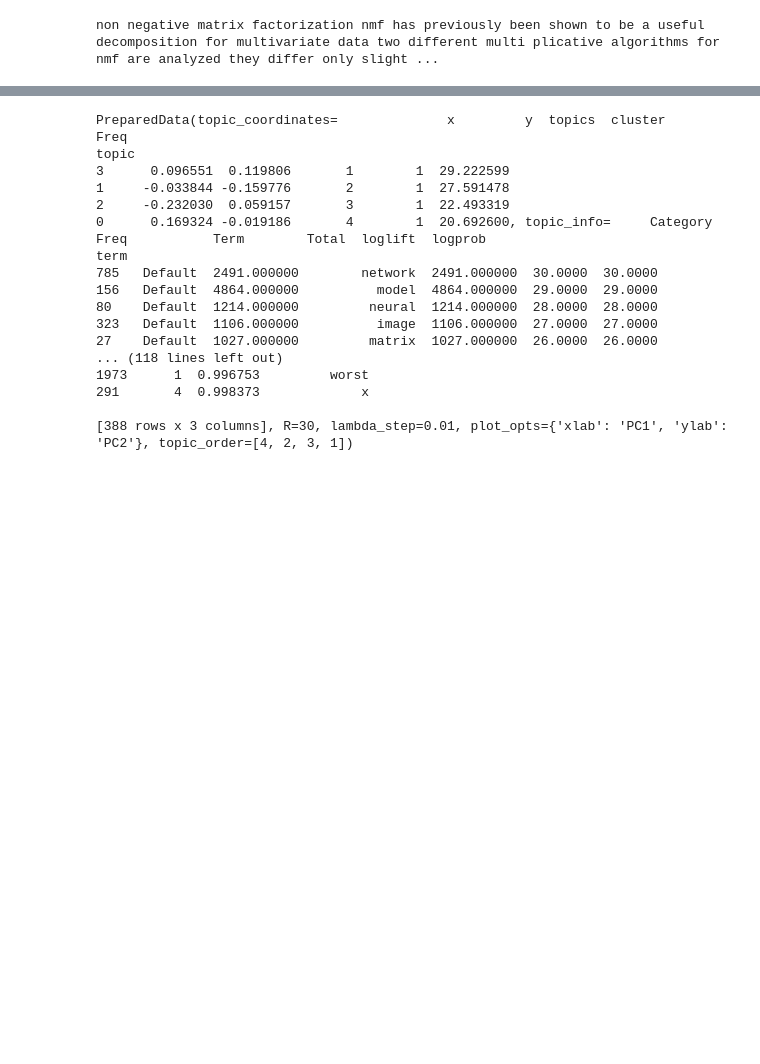
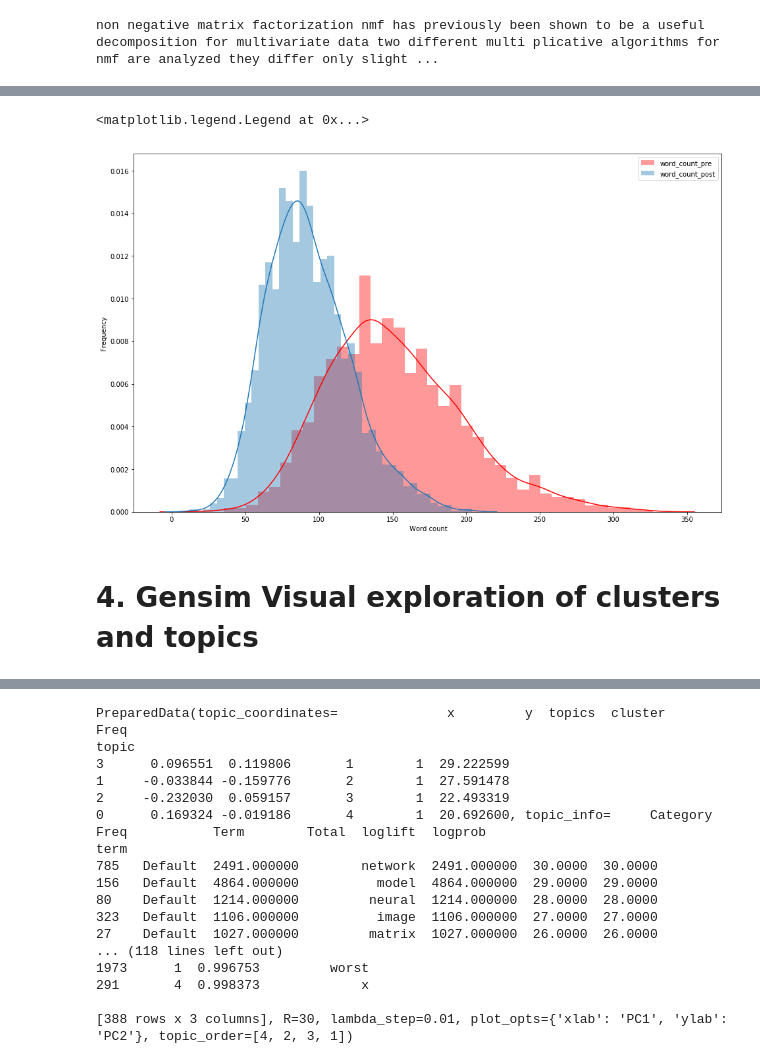
Before and after one commit to leapfrogtechnology/journal-recommendation, a Jupyter notebook: journal_reccomendation.ipynb, the cells around one changed output, grey strips where cells are left out. Drawn from its saved outputs; the diff is of its cells as text; code cells hidden in the pictures; blank space fills up the shorter version.

```diff
--- a/journal_reccomendation.ipynb
+++ b/journal_reccomendation.ipynb
@@ -186,0 +206,12 @@ data_df.head()
+# %%
+plt.figure(figsize=(16,10))
+sns.distplot(data_df['word_count_pre'],color='red')
+sns.distplot(data_df['word_count_post'])
+plt.xlabel(" Word count")
+plt.ylabel('Frequency')
+plt.legend(['word_count_pre','word_count_post'],loc='best')
+# %% [output]
+<matplotlib.legend.Legend at 0x...>
+[figure, added]
+# %% [markdown]
+# 4. Gensim Visual  exploration  of clusters and topics
```
Also changed, not shown: parts of 32 cells of this notebook, 3 other files.
